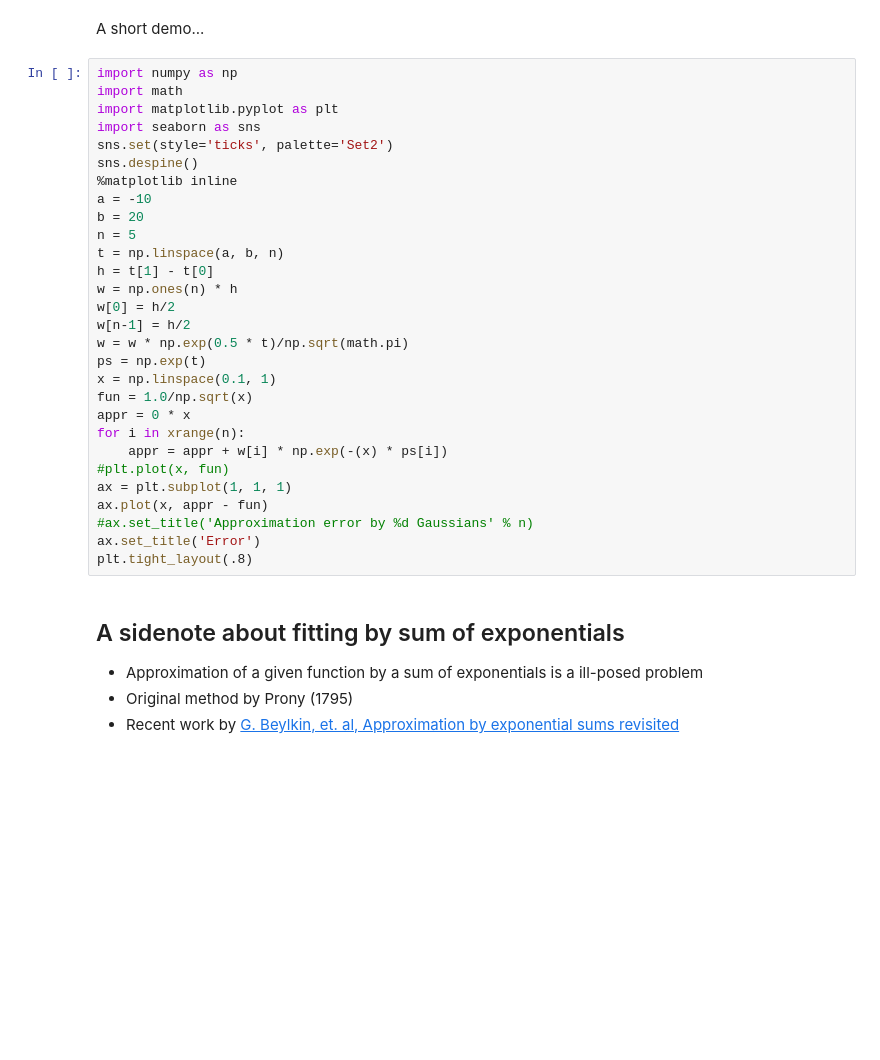
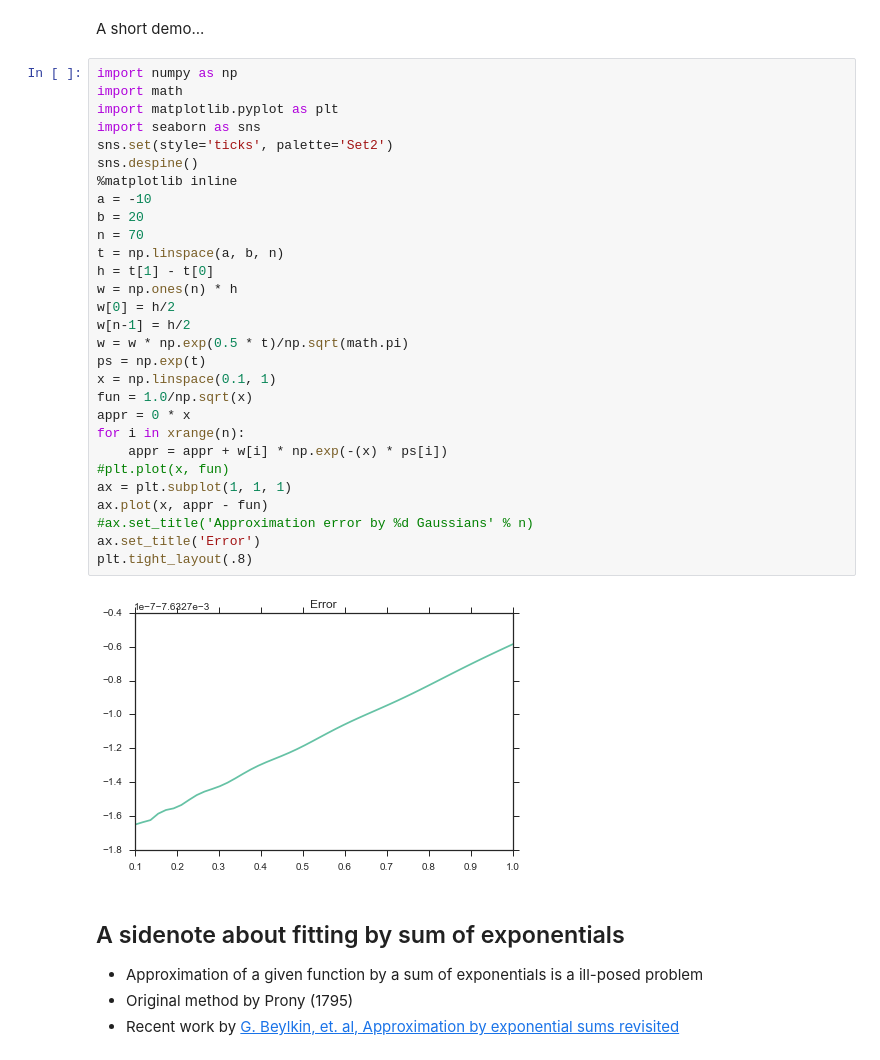
Before and after one commit to oseledets/fastpde, a Jupyter notebook: lecture-10.ipynb, the cells around one changed output. Drawn from its saved outputs; the diff is of its cells as text; blank space fills up the shorter version.

```diff
--- a/lecture-10.ipynb
+++ b/lecture-10.ipynb
@@ -207,32 +209,34 @@ A short demo...
 # %%
 import numpy as np
 import math
 import matplotlib.pyplot as plt
 import seaborn as sns
 sns.set(style='ticks', palette='Set2')
 sns.despine()
 %matplotlib inline
 a = -10
 b = 20
-n = 5
+n = 70
 t = np.linspace(a, b, n)
 h = t[1] - t[0]
 w = np.ones(n) * h
 w[0] = h/2
 w[n-1] = h/2
 w = w * np.exp(0.5 * t)/np.sqrt(math.pi)
 ps = np.exp(t)
 x = np.linspace(0.1, 1)
 fun = 1.0/np.sqrt(x)
 appr = 0 * x
 for i in xrange(n):
     appr = appr + w[i] * np.exp(-(x) * ps[i])
 #plt.plot(x, fun)
 ax = plt.subplot(1, 1, 1)
 ax.plot(x, appr - fun)
 #ax.set_title('Approximation error by %d Gaussians' % n)
 ax.set_title('Error')
 plt.tight_layout(.8)
+# %% [output]
+[figure, added]
 # %% [markdown]
 ## A sidenote about fitting by sum of exponentials
 - Approximation of a given function by a sum of exponentials is a ill-posed problem
```
Also changed, not shown: parts of 7 cells of this notebook.
